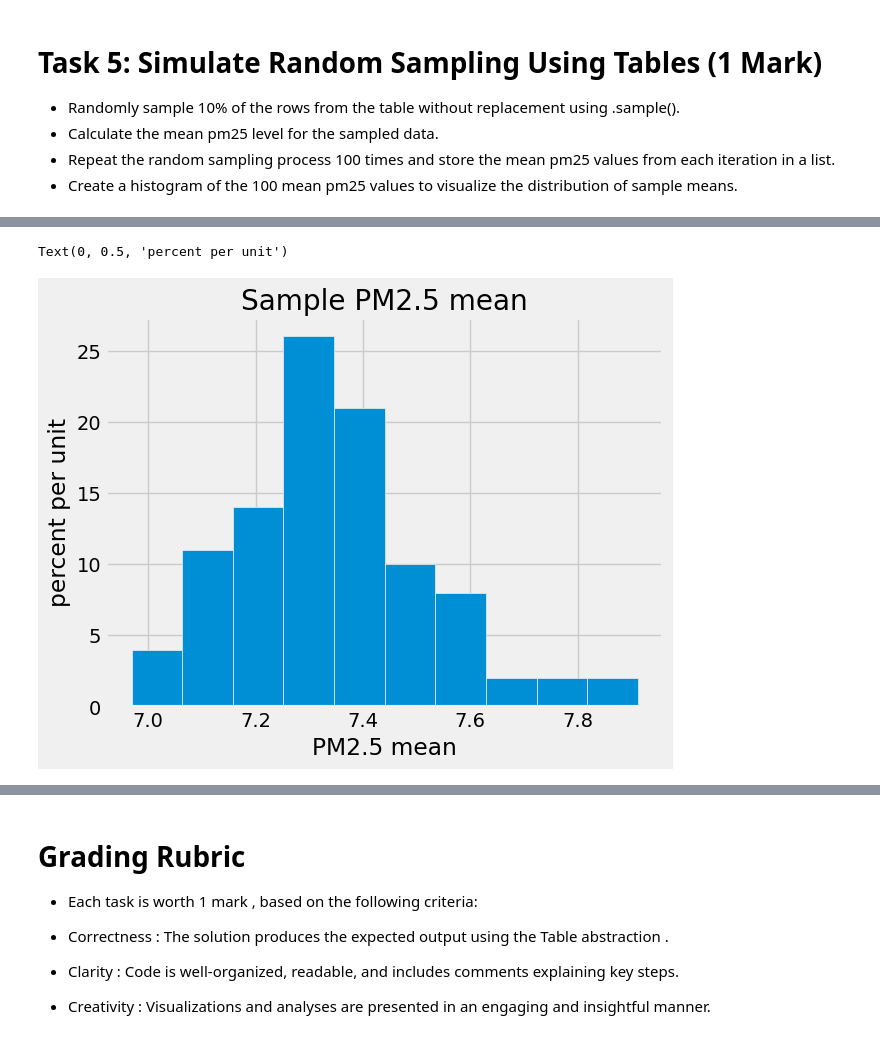
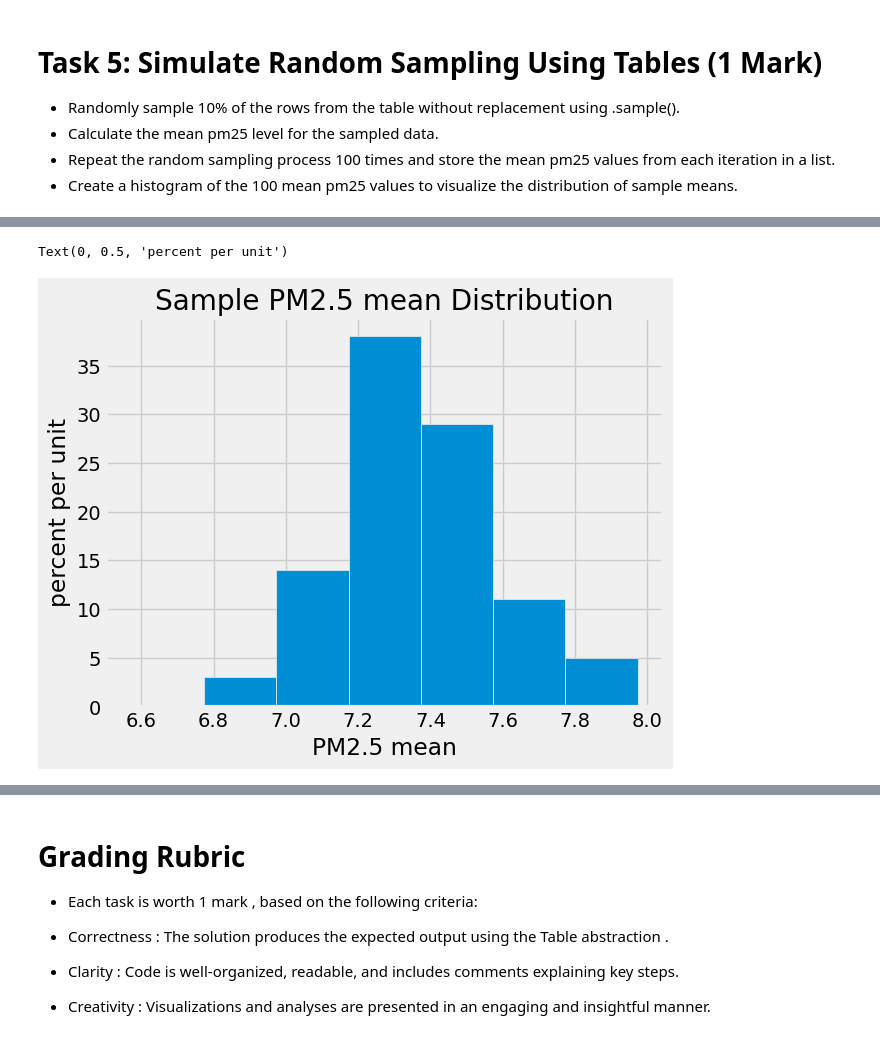
Before and after one commit to Aaesha-Alteneiji/Foundation-Of-Data-Science, a Jupyter notebook: AaeshaAlteneiji_Activity2_AirQuality.ipynb, the cells around one changed output, grey strips where cells are left out. Drawn from its saved outputs; the diff is of its cells as text; code cells hidden in the pictures.

```diff
--- a/AaeshaAlteneiji_Activity2_AirQuality.ipynb
+++ b/AaeshaAlteneiji_Activity2_AirQuality.ipynb
@@ -357,12 +361,12 @@ PM25_mean
 # %%
 #Task 5.4: Displaying the PM2.5 for sampled data in histogram
-plt.hist(PM25_mean)
-plt.title("Sample PM2.5 mean")
+plt.hist(PM25_mean, bins = np.arange(min(PM25_mean)-0.2, max(PM25_mean)+0.2, 0.2))
+plt.title("Sample PM2.5 mean Distribution")
 plt.xlabel("PM2.5 mean")
 plt.ylabel("percent per unit")
 # %% [output]
 Text(0, 0.5, 'percent per unit')
-[figure, old version]
+[figure, new version]
 # %% [markdown]
 # Submission Guidelines
 - Add a "Open in Colab" button at the top of your notebook using the following Markdown code:
```
Also changed, not shown: parts of 6 cells of this notebook.
